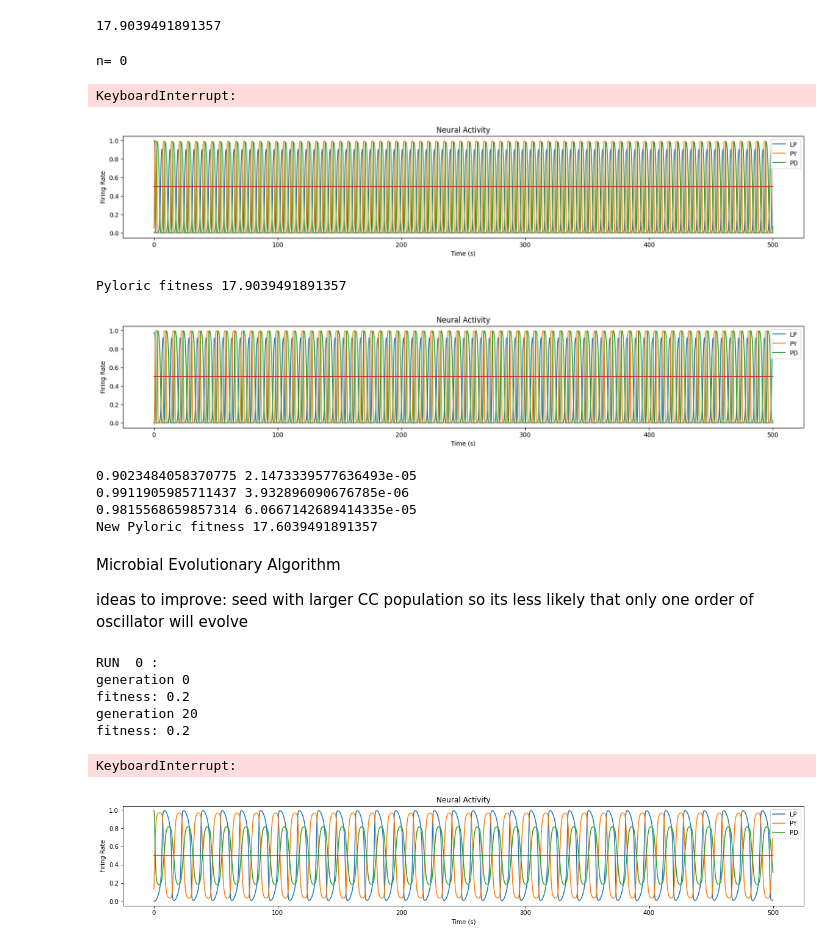
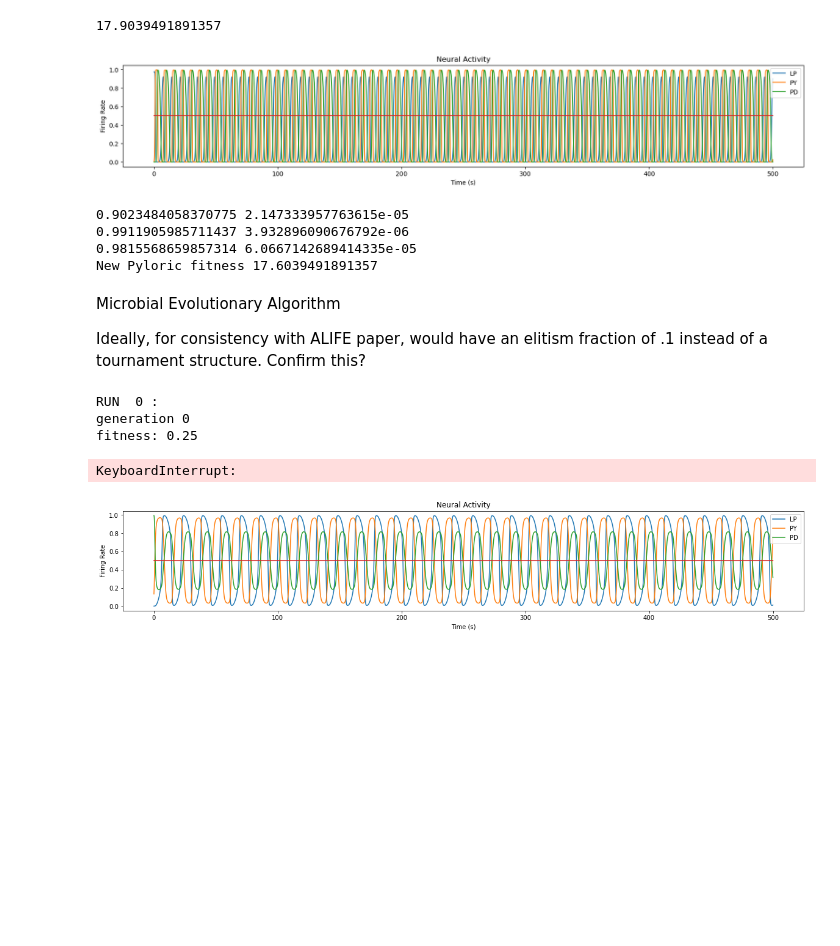
Before and after one commit to ljstolting/PyloricCTRNNHomeostasis, a Jupyter notebook: Evolve Pyloric-like CTRNNs.ipynb, the cells around one changed output. Saved outputs shown, nothing was run; the diff lists cells and outputs as text; code cells hidden in the pictures; blank space fills up the shorter version.

```diff
--- a/Evolve Pyloric-like CTRNNs.ipynb
+++ b/Evolve Pyloric-like CTRNNs.ipynb
@@ -61,92 +61,67 @@ PDdutycyclezscore  0.04231066460587407
 LPstartphasezscore  0.11022382506153744
 PYstartphasezscore  0.01478619268418339
 17.9039491891357
-# %%
-#generate random circuits (standard ranges for parameters with no HP) and test them to see how many are pyloric-like
-n = 100 #number of random CTRNNs to generate
-duration = 1000 #in seconds
-initial_states = np.array([3.,3.,3.])  #initial states of the neurons
-transient = 7000 #in timesteps
-
-success_count = 0
-for i in range(n):
-    if i%500 == 0:
-        print("n=",i) #show progress through sample
-    weights = np.random.uniform(-16,16,9)
-    biases = np.random.uniform(-16,16,3)
-    time_consts = np.random.uniform(.5,10,3)
-    genome = np.concatenate((weights,biases,time_consts),axis=None)
-    fitness = pyloriclike(genome)
-    if fitness>=.3:
-        success_count += 1
-        print("weights", weights, "biases", biases, "time constants", time_consts, "fitness", fitness)
-print(success_count)
-# %% [output]
-n= 0
-KeyboardInterrupt:
 # %%
 HP = 0
 
 #test any CTRNN for pyloric fitness and plot
 # weights = np.array([[13.47792516,  10.59233265, -15.04646692],[-15.97458819,   5.7376846,   -5.37480922],[-2.20731148, -11.07581759,  -3.1880527]])
 # biases = np.array([-0.39843736, -6.68032731,  2.26812979])
 # timeconstants = 1/np.array([0.14892103, 0.12300845, 0.25616658])
 
 # weights = np.array([[-3.7789188,7.93029945,  1.36994916],[ -2.03197829,  9.41483729,  4.63459765],[ -6.44862027, -4.45381504, -1.80992267]])
 # biases = np.array([ 5.43154491 ,-6.44566085, -2.35101064])
 # timeconstants = 1/np.array([1.66586038 , 1.202376  ,  1.17894711])
 
 
 #doubly periodic, how should I deal with them?
 # weights = [[ 15.13420671 , 11.55247725, -12.01615767], [ -5.12504622, -16.72510022
 #  , 15.59766673],[  15.21115945,   1.58408748 ,  1.22617987 ]]
 # biases = [-9.82697962,  -0.60614873  ,-1.96484597]
 # timeconstants = [1.13091869 ,  4.00518322  , 3.57617411]
 
 neurongenome = np.concatenate((weights,biases,timeconstants),axis=None)
 HPoffgenome = np.ones(2*3+3)
 HPoffgenome[0:3] = 0
-HPongenome = [.25,.25,.25,.75,.75,.75,10,10,1]
+HPongenome = [.25,.25,.25,.75,.75,.75,40,20,1]
 #print('Pyloric fitness',pyloriclike(neurongenome))
 C1 = CTRNN(3,.1,500,HPongenome,neurongenome)
 for i in range(len(C1.time)):        #run the CTRNN for the allotted duration
     C1.ctrnnstep(HP)
 C1.plot()
 
 print('New Pyloric fitness', pyloricfitness(neurongenome))
 # %% [output]
-[figure, old version]
+[figure, new version]
-Pyloric fitness 17.9039491891357
+0.9023484058370775 2.147333957763615e-05
+0.9911905985711437 3.932896090676792e-06
+0.9815568659857314 6.0667142689414335e-05
+New Pyloric fitness 17.6039491891357
-[figure, removed]
-0.9023484058370775 2.1473339577636493e-05
-0.9911905985711437 3.932896090676785e-06
-0.9815568659857314 6.0667142689414335e-05
-New Pyloric fitness 17.6039491891357
 # %% [markdown]
 Microbial Evolutionary Algorithm
 
-ideas to improve: seed with larger CC population so its less likely that only one order of oscillator will evolve
+Ideally, for consistency with ALIFE paper, would have an elitism fraction of .1 instead of a tournament structure. Confirm this?
 # %%
-recombProb = .25
-mutatProb = .25
-generations = 30
+recombProb = 0
+mutatProb = .1
+generations = 50
+popsize = 50
 
 runs = 5
 
 bestinds = np.zeros(runs)
 
+#evolve for pyloric fitness *with* the generic HP mechanism ([.25,.75],40,20) applied to all neurons
 for i in range(runs):
-    print("RUN ",i,":")
-    CTRNNpop = randomCTRNNsample(3,15,center_crossing = True)  #seeding with center crossing networks
-    M = MicrobialCTRNN(pyloriclike, CTRNNpop, recombProb, mutatProb, generations)
+    print("Evolutionary Run ",i,":")
+    CTRNNpop = randomCTRNNsample(3,popsize,center_crossing = True)  #seeding with center crossing networks
+    M = MicrobialCTRNN(pyloriclikewithHP, CTRNNpop, recombProb, mutatProb, generations)
     M.run()
     bestinds[i] = M.save('Evolution%s'%i)
 # %% [output]
 RUN  0 :
 generation 0
-fitness: 0.2
-generation 20
-fitness: 0.2
+fitness: 0.25
 KeyboardInterrupt:
 # %%
 CTRNNsize = 3
```
Also changed, not shown: 2 other files.
